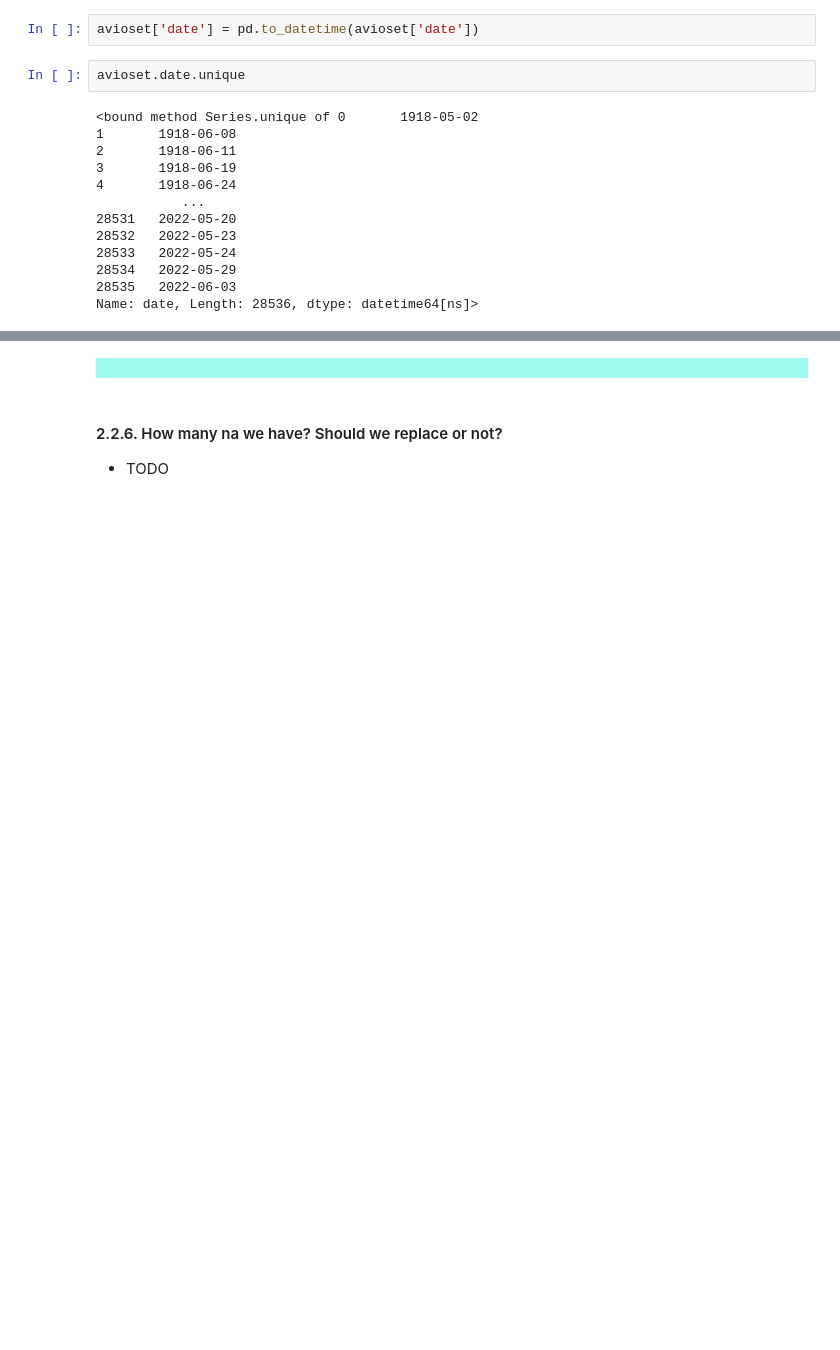
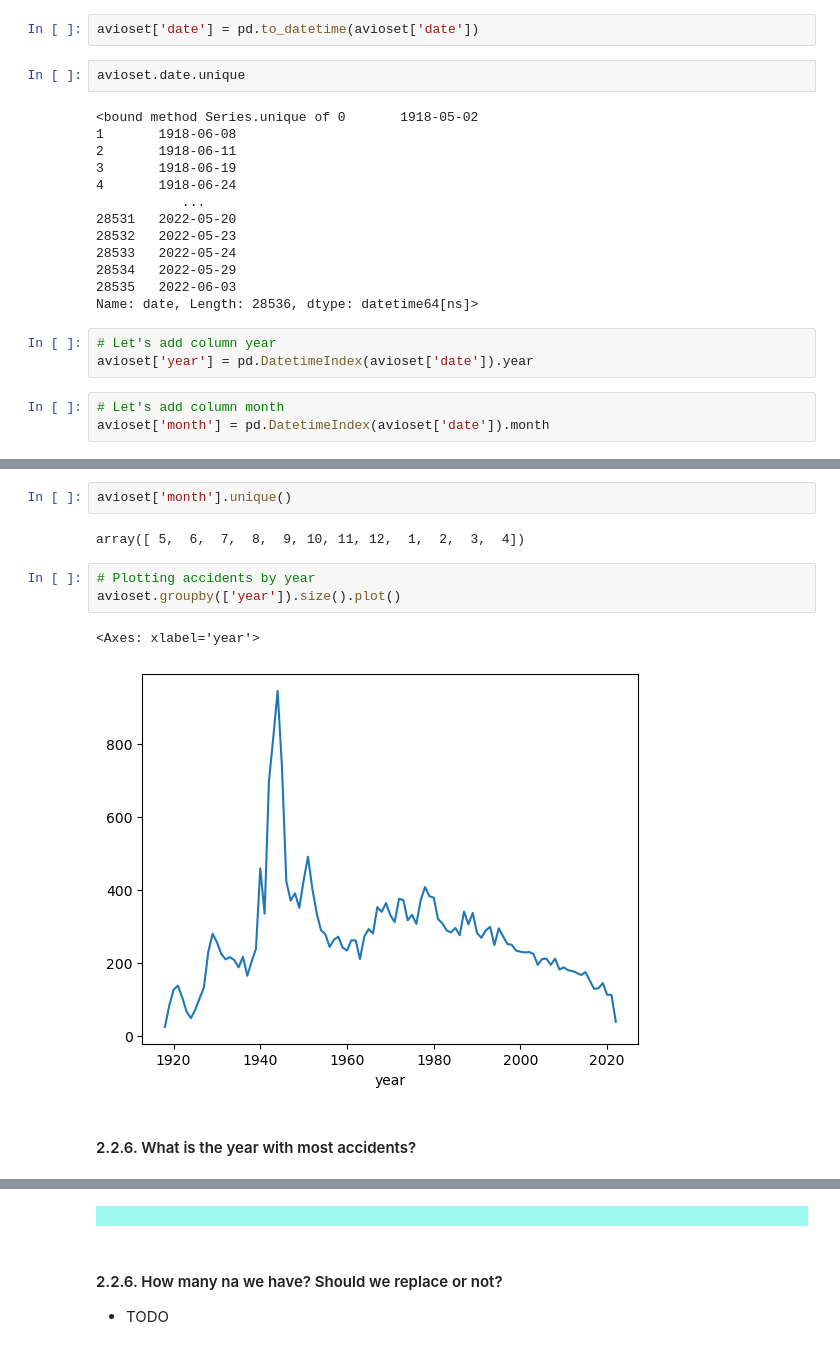
Before and after one commit to petiatodorova/Accidents-in-Aviation-Analysis, a Jupyter notebook: Dataset_1_AAB.ipynb, the cells around one changed output, grey strips where cells are left out. Drawn from its saved outputs; the diff is of its cells as text; blank space fills up the shorter version.

```diff
--- a/Dataset_1_AAB.ipynb
+++ b/Dataset_1_AAB.ipynb
@@ -278,3 +278,9 @@ avioset.date.unique
 28534   2022-05-29
 28535   2022-06-03
 Name: date, Length: 28536, dtype: datetime64[ns]>
+# %%
+# Let's add column year
+avioset['year'] = pd.DatetimeIndex(avioset['date']).year
+# %%
+# Let's add column month
+avioset['month'] = pd.DatetimeIndex(avioset['date']).month
@@ -280,0 +300,12 @@ Name: date, Length: 28536, dtype: datetime64[ns]>
+# %%
+avioset['month'].unique()
+# %% [output]
+array([ 5,  6,  7,  8,  9, 10, 11, 12,  1,  2,  3,  4])
+# %%
+# Plotting accidents by year
+avioset.groupby(['year']).size().plot()
+# %% [output]
+<Axes: xlabel='year'>
+[figure, added]
+# %% [markdown]
+#### 2.2.6. What is the year with most accidents?
```
Also changed, not shown: parts of 18 cells of this notebook.
